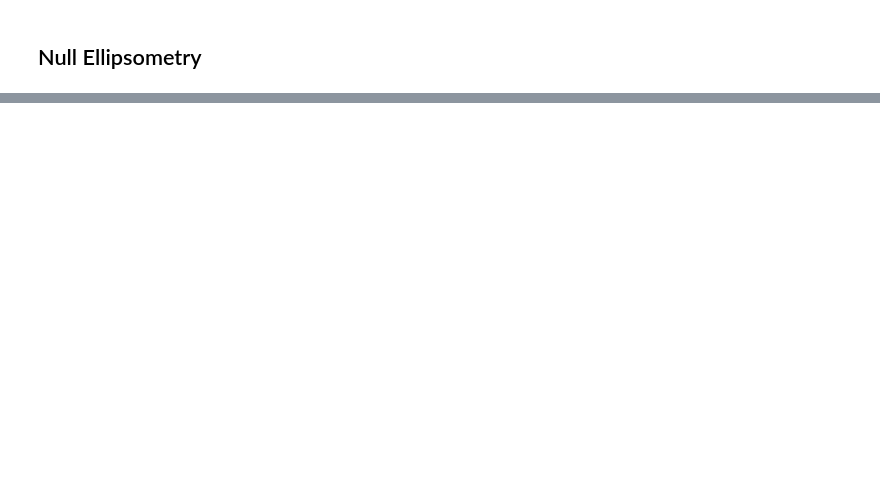
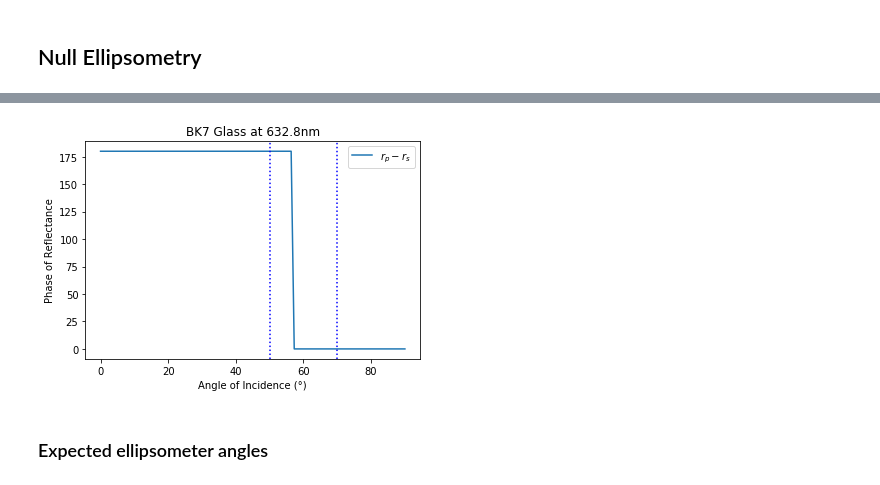
Before and after one commit to scottprahl/pypolar, a Jupyter notebook: docs/10b-Ellipsometry.ipynb, the cells around one changed output, grey strips where cells are left out. Cells and saved outputs as stored; diff of their text form; code cells hidden in the pictures; blank space fills up the shorter version.

```diff
--- a/docs/10b-Ellipsometry.ipynb
+++ b/docs/10b-Ellipsometry.ipynb
@@ -561,0 +217,14 @@ print('Ellipsometry Index = {:.3f} using rho'.format(m2))
+# %%
+plt.plot(angle,np.degrees(np.angle(rs)-np.angle(rp)),label='$r_p-r_s$')
+plt.axvline(50,color='blue',linestyle=':')
+plt.axvline(70,color='blue',linestyle=':')
+
+plt.xlabel('Angle of Incidence (°)')
+plt.ylabel('Phase of Reflectance')
+plt.title('BK7 Glass at 632.8nm')
+plt.legend()
+plt.show()
+# %% [output]
+[figure, added]
+# %% [markdown]
+### Expected ellipsometer angles
```
Also changed, not shown: parts of 66 cells of this notebook, 2 other files.
